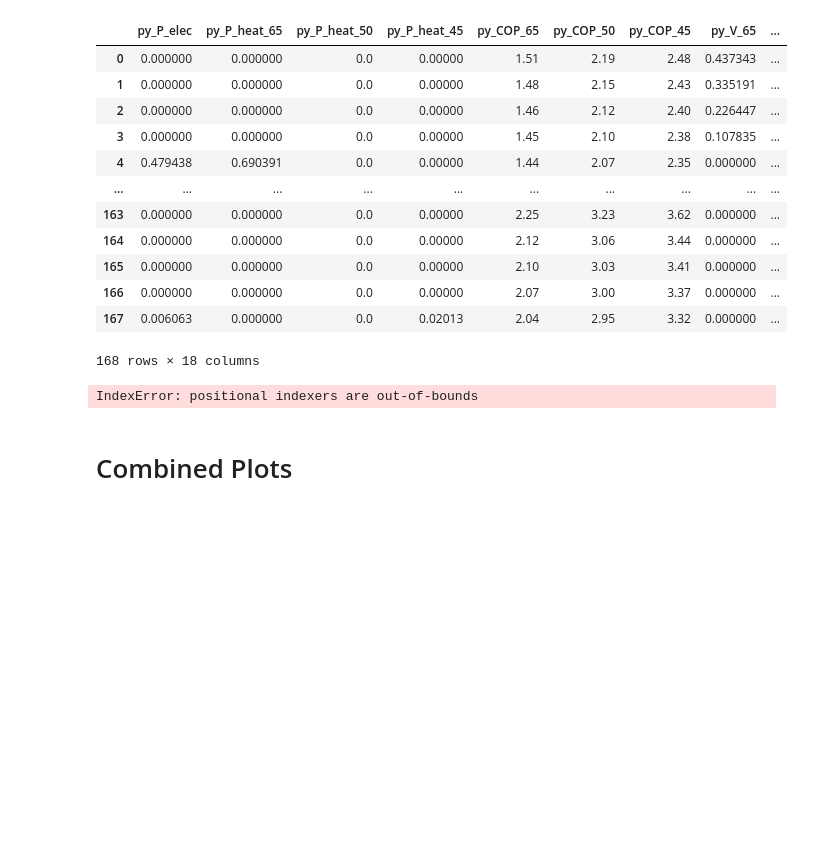
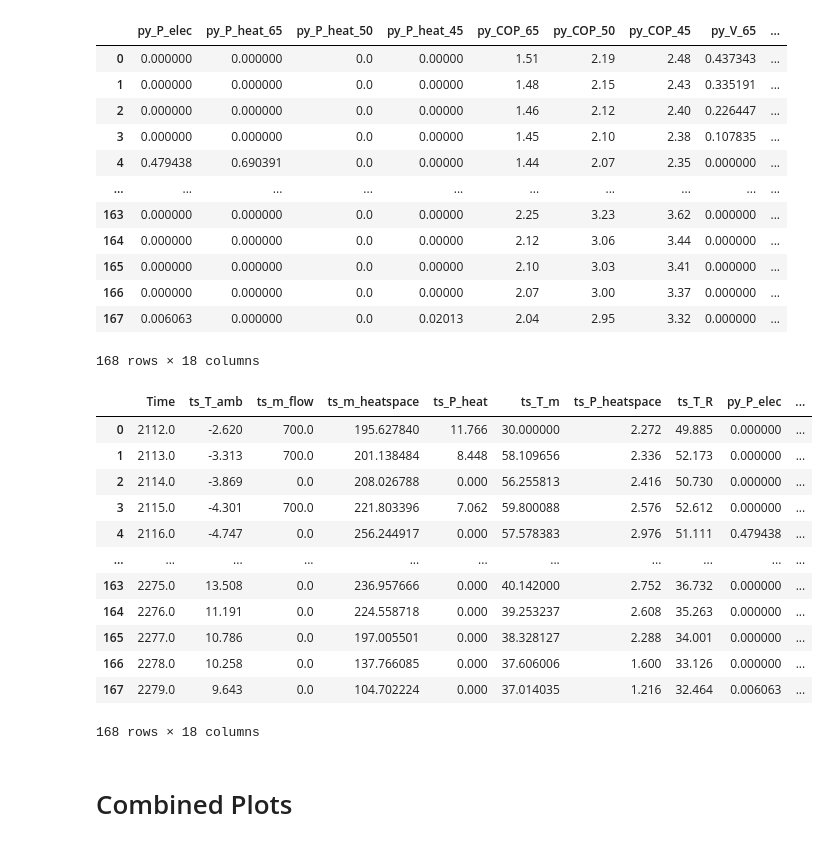
Before and after one commit to choffma8/masterprojektWaermespeicher, a Jupyter notebook: konstanterTemperaturspeicher.ipynb, the cells around one changed output. Cells and saved outputs as stored; diff of their text form; code cells hidden in the pictures; blank space fills up the shorter version.

```diff
--- a/konstanterTemperaturspeicher.ipynb
+++ b/konstanterTemperaturspeicher.ipynb
@@ -527,16 +514,28 @@ output_combined
 | 167 | 0.006063 | 0.000000 | 0.0 | 0.02013 | 2.04 | 2.95 | 3.32 | 0.000000 | ... |
 168 rows × 18 columns
 # %%
-output_combined_ordered = output_combined.iloc[:, [11, 10, 9, 12, 0, 3, 4, 1, 18, 2, 19, 5, 15, 6, 16, 7, 17, 8, 14, 13, 12]]
+output_combined_ordered = output_combined.iloc[:, [10, 12, 17, 11, 16, 15, 13, 14, 0, 1, 4, 7, 2, 8, 5, 3, 6, 9]]
 output_combined_ordered.to_csv(
     "Outputs/konstanterTemperaturspeicher/output_combined_ordered.csv",
     sep=",",
     index_label="index",
     float_format="%.3f"
 )
 output_combined_ordered
 # %% [output]
+|  | Time | ts_T_amb | ts_m_flow | ts_m_heatspace | ts_P_heat | ts_T_m | ts_P_heatspace | ts_T_R | py_P_elec | ... |
+| 0 | 2112.0 | -2.620 | 700.0 | 195.627840 | 11.766 | 30.000000 | 2.272 | 49.885 | 0.000000 | ... |
+| 1 | 2113.0 | -3.313 | 700.0 | 201.138484 | 8.448 | 58.109656 | 2.336 | 52.173 | 0.000000 | ... |
+| 2 | 2114.0 | -3.869 | 0.0 | 208.026788 | 0.000 | 56.255813 | 2.416 | 50.730 | 0.000000 | ... |
+| 3 | 2115.0 | -4.301 | 700.0 | 221.803396 | 7.062 | 59.800088 | 2.576 | 52.612 | 0.000000 | ... |
+| 4 | 2116.0 | -4.747 | 0.0 | 256.244917 | 0.000 | 57.578383 | 2.976 | 51.111 | 0.479438 | ... |
+| ... | ... | ... | ... | ... | ... | ... | ... | ... | ... | ... |
+| 163 | 2275.0 | 13.508 | 0.0 | 236.957666 | 0.000 | 40.142000 | 2.752 | 36.732 | 0.000000 | ... |
+| 164 | 2276.0 | 11.191 | 0.0 | 224.558718 | 0.000 | 39.253237 | 2.608 | 35.263 | 0.000000 | ... |
+| 165 | 2277.0 | 10.786 | 0.0 | 197.005501 | 0.000 | 38.328127 | 2.288 | 34.001 | 0.000000 | ... |
+| 166 | 2278.0 | 10.258 | 0.0 | 137.766085 | 0.000 | 37.606006 | 1.600 | 33.126 | 0.000000 | ... |
+| 167 | 2279.0 | 9.643 | 0.0 | 104.702224 | 0.000 | 37.014035 | 1.216 | 32.464 | 0.006063 | ... |
-IndexError: positional indexers are out-of-bounds
+168 rows × 18 columns
 # %% [markdown]
 # Combined Plots
 # %%
```
Also changed, not shown: parts of 6 cells of this notebook.
